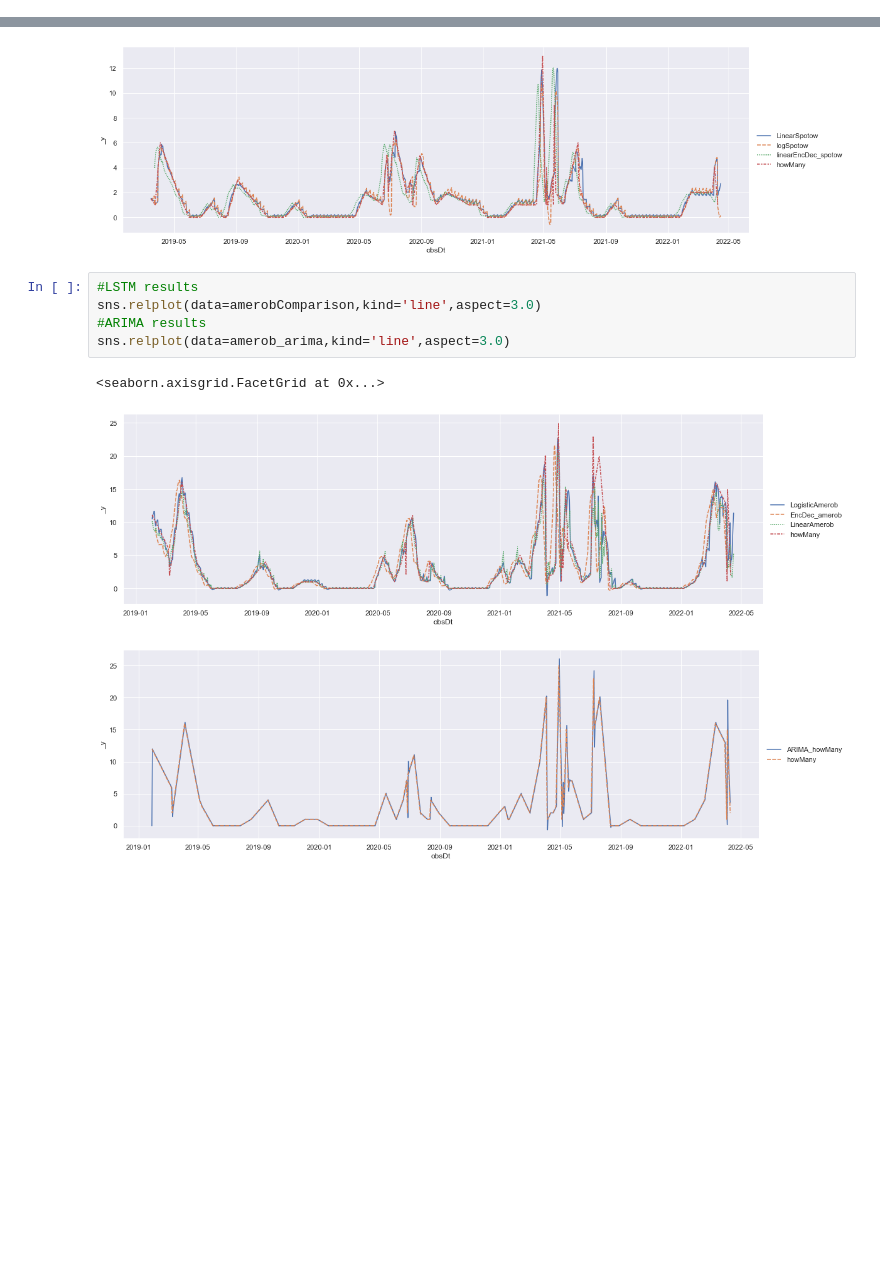
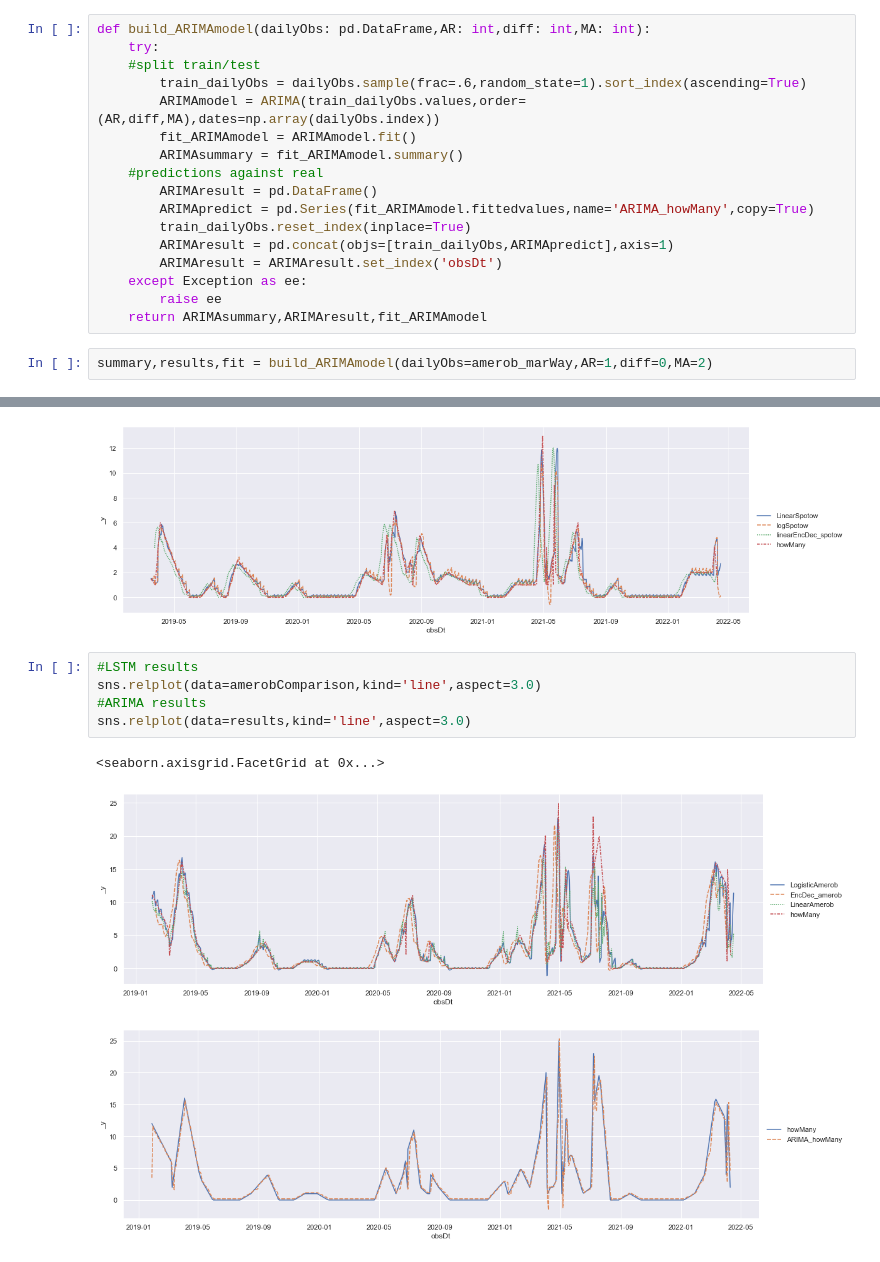
Before and after one commit to Tanag3r/trailheadDirect_birds, a Jupyter notebook: lstm_analysis.ipynb, the cells around one changed output, grey strips where cells are left out. Saved outputs shown, nothing was run; the diff lists cells and outputs as text; blank space fills up the shorter version.

Commit message:
updating arima

```diff
--- a/lstm_analysis.ipynb
+++ b/lstm_analysis.ipynb
@@ -368,3 +340,22 @@ amerob_arima = amerob_arima.set_index('obsDt')
+# %%
+def build_ARIMAmodel(dailyObs: pd.DataFrame,AR: int,diff: int,MA: int):
+    try:
+    #split train/test
+        train_dailyObs = dailyObs.sample(frac=.6,random_state=1).sort_index(ascending=True)
+        ARIMAmodel = ARIMA(train_dailyObs.values,order=(AR,diff,MA),dates=np.array(dailyObs.index))
+        fit_ARIMAmodel = ARIMAmodel.fit()
+        ARIMAsummary = fit_ARIMAmodel.summary()
+    #predictions against real
+        ARIMAresult = pd.DataFrame()
+        ARIMApredict = pd.Series(fit_ARIMAmodel.fittedvalues,name='ARIMA_howMany',copy=True)
+        train_dailyObs.reset_index(inplace=True)
+        ARIMAresult = pd.concat(objs=[train_dailyObs,ARIMApredict],axis=1)
+        ARIMAresult = ARIMAresult.set_index('obsDt')
+    except Exception as ee:
+        raise ee
+    return ARIMAsummary,ARIMAresult,fit_ARIMAmodel
+# %%
+summary,results,fit = build_ARIMAmodel(dailyObs=amerob_marWay,AR=1,diff=0,MA=2)
 # %%
 import matplotlib.pyplot as plt
 import seaborn as sns
@@ -377,9 +368,9 @@ sns.relplot(data=spotowComparison,kind='line',ci=95,aspect=3.0)
 # %%
 #LSTM results
 sns.relplot(data=amerobComparison,kind='line',aspect=3.0)
 #ARIMA results
-sns.relplot(data=amerob_arima,kind='line',aspect=3.0)
+sns.relplot(data=results,kind='line',aspect=3.0)
 # %% [output]
 <seaborn.axisgrid.FacetGrid at 0x...>
 [figure]
-[figure, old version]
+[figure, new version]
```
Also changed, not shown: parts of 2 cells of this notebook.
